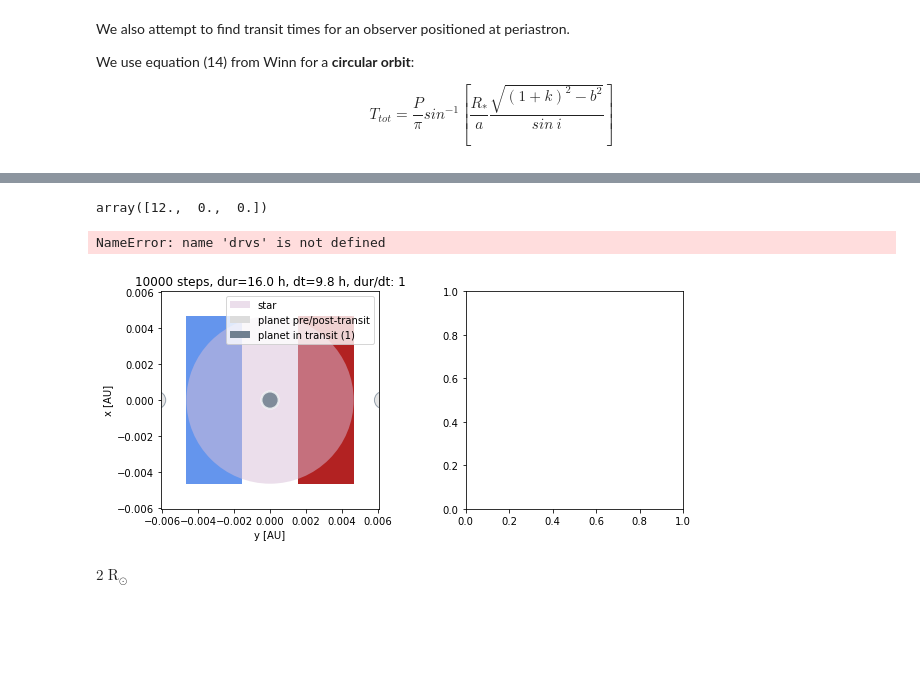
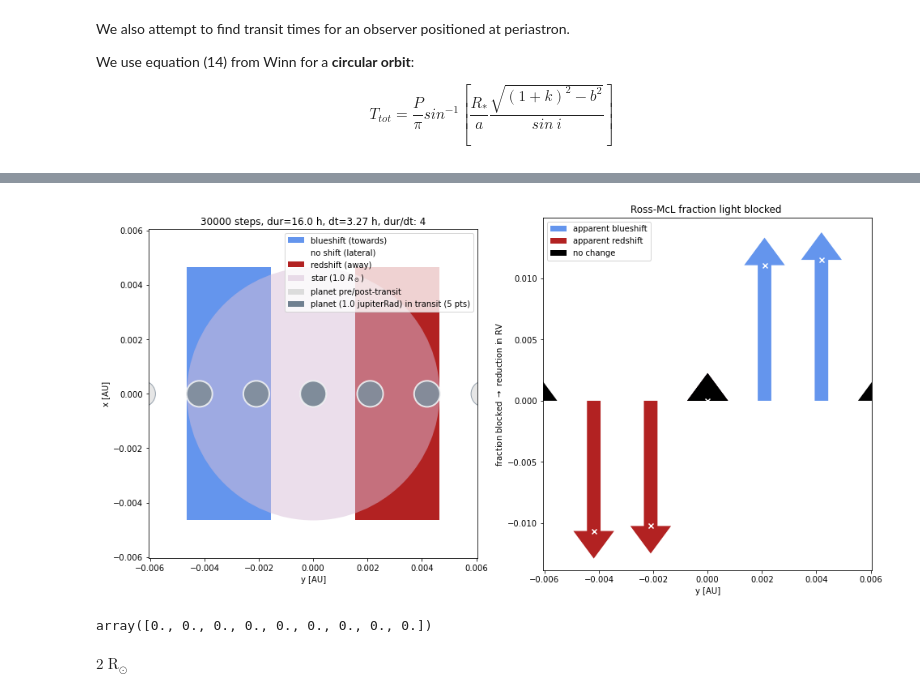
Before and after one commit to namagu/rossiter-mclaughlin-coaddventure, a Jupyter notebook: rv_from_scratch.ipynb, the cells around one changed output, grey strips where cells are left out. Saved outputs shown, nothing was run; the diff lists cells and outputs as text; code cells hidden in the pictures; blank space fills up the shorter version.

Commit message:
added more thinking about how vrot contributs to RV over full orbit

```diff
--- a/rv_from_scratch.ipynb
+++ b/rv_from_scratch.ipynb
@@ -44,7 +44,7 @@ i = np.pi * 0.5  # assume we are observing in-plane, i.e. inclination = 90 deg
 omega = np.pi * 0.5
 theta0 = 0.  # initial longitude
 
-n = 10000  # number of steps
+n = 30000  # number of steps
 
 P = np.sqrt(((4*np.pi**2) / (const.G * mstar)) * a**3 )  # period from kepler's third law
 
@@ -68,7 +68,7 @@ dur_circ = ((P / (np.pi * u.rad)) *
 correction = np.sqrt(1 - e**2) / (1 + e*np.sin(omega)) # correct for e > 0
 dur = dur_circ * correction
 print(f"Transit duration for circular orbit: {dur}")
-print(f"Geometric transit duration: {dur} (correction: {correction})")
+print(f"Geometric transit duration: {dur} (e = {e}, correction: {correction})")
 print(f"Points in transit: {int(np.floor((dur / dt).decompose()))}") # points in transit
 
 # compare to when planet is in y-value of star disk at transit and eclipse
@@ -250,11 +282,5 @@ IndexError: only integers, slices (`:`), ellipsis (`...`), numpy.newaxis (`None`
-# %%
-foo = np.zeros(len(around_transit_y))
-foo[0] = 12
-foo
-# %% [output]
-array([12.,  0.,  0.])
 # %%
-fig = plt.figure(figsize=(10,4))
+fig = plt.figure(figsize=(16,8))
 
 # track R-M on star disk
 ax = fig.add_subplot(121, aspect='equal')
@@ -271,50 +297,85 @@ ax.add_patch(Rectangle((transit_y[0]-rp.to(u.AU).value,-rp.to(u.AU).value),
 """
 # rotating regions of star
 rect_width = 2*rstar.to(u.AU).value / 3
-ax.add_patch(Rectangle((boundaries[0],-right_edge),rect_width, 2*right_edge,
-                       fc='cornflowerblue',zorder=1))
-ax.add_patch(Rectangle((boundaries[1],-right_edge),rect_width, 2*right_edge,
-                       fill=None,ec='white',zorder=1))
-ax.add_patch(Rectangle((boundaries[2],-right_edge),rect_width, 2*right_edge,
-                       fc='firebrick',zorder=1))
+ax.add_patch(Rectangle((x_boundaries[0],-right_edge),rect_width, 2*right_edge,
+                       fc='cornflowerblue',zorder=1,label='blueshift (towards)'))
+ax.add_patch(Rectangle((x_boundaries[1],-right_edge),rect_width, 2*right_edge,
+                       fill=None,ec='white',zorder=1,label='no shift (lateral)'))
+ax.add_patch(Rectangle((x_boundaries[2],-right_edge),rect_width, 2*right_edge,
+                       fc='firebrick',zorder=1,label='redshift (away)'))
 
 # circular star footprint
-ax.add_artist(plt.Circle((0,0),rstar.to(u.AU).value,fc='thistle',alpha=0.5,label='star'))
+ax.add_artist(plt.Circle((0,0),rstar.to(u.AU).value,fc='thistle',alpha=0.5,
+                         label=r'star ({} $R_\odot$)'.format(rstar.value)))
 # for legend reasons only
 _planet = ax.add_artist(plt.Circle((0,0),rp.to(u.AU).value,
                                     fc='gainsboro',label='planet pre/post-transit'))
 planet = ax.add_artist(plt.Circle((0,0),rp.to(u.AU).value,
-                                   fc='slategrey',label=f'planet in transit ({len(transit_y)})'))
+                                   fc='slategrey',
+                                  label=f'planet ({rp}) in transit ({len(transit_y)} pts)'))
 
 
 # add planet positions before/after transit
 for i in np.arange(len(around_transit_y)):
     ax.add_artist(plt.Circle((around_transit_y[i],0),rp.to(u.AU).value,
                               ec='slategrey',fc='gainsboro', alpha=0.7))
 # add planet positions in transit
 for i in np.arange(len(transit_y)):
     ax.add_artist(plt.Circle((transit_y[i],0),rp.to(u.AU).value,
                             ec='white',lw=2, fc='slategrey',alpha=0.8))
 
-
 # formatting
 ax.set_xlabel("y [AU]")
 ax.set_ylabel("x [AU]")
 ax.set_title(f"{n} steps, dur={dur.to(u.hr):.3}, dt={dt.to(u.hr):.3}, dur/dt: {int(np.floor((dur / dt).decompose()))}")
 
 ax.set_xlim(left_edge*1.3,right_edge*1.3)
 ax.set_ylim(left_edge*1.3,right_edge*1.3)
 
 plt.legend(loc='upper right')
 
-ax2 = fig.add_subplot(122, aspect='equal')
-ax2.scatter(drvs)
+##### plot the contribution to RV from Rossiter-McLoughlin
+ax2 = fig.add_subplot(122)
+
+# for legend purposes only
+plt.arrow(0,0,0,0,width=0.0005,facecolor='cornflowerblue', edgecolor='none',
+         label="apparent blueshift")
+plt.arrow(0,0,0,0,width=0.0005,facecolor='firebrick', edgecolor='none',
+         label="apparent redshift")
+plt.arrow(0,0,0,0,width=0.0005,facecolor='black', edgecolor='none',
+         label="no change")
+
+for q in range(len(drvs)):
+    if drvs[q] > 0: # apparent blue-shift
+        plt.arrow(x=around_transit_y[q], y=0, dx=0, dy=drvs[q],
+                  width=0.0005,facecolor='cornflowerblue', edgecolor='none')
+    elif drvs[q] < 0: # apparent red-shift
+        plt.arrow(x=around_transit_y[q], y=0, dx=0, dy=drvs[q],
+                  width=0.0005, facecolor='firebrick', edgecolor='none')
+    else:
+        plt.arrow(x=around_transit_y[q], y=0, dx=0, dy=drvs[q],
+                  width=0.0005,facecolor='black', edgecolor='none')
 
 
+ax2.scatter(around_transit_y,drvs,marker='x',fc='white') # x, y, u, v
+
+# formatting
+ax2.set_xlim(left_edge*1.3,right_edge*1.3)
+ax2.set_ylim((drvs.min()*1.3,drvs.max()*1.3))
+ax2.set_xlabel("y [AU]")
+ax2.set_ylabel(r"fraction blocked $\rightarrow$ reduction in RV")
+ax2.set_title(r"Ross-McL fraction light blocked ")
+plt.legend()
+
+plt.savefig("areaBlockedRatio_up_down_RM.png")
+
 # vrot star ~ 1.6 km/s
 # %% [output]
-NameError: name 'drvs' is not defined
-[figure, old version]
+[figure, new version]
+# %%
+drvs
+# %% [output]
+array([0., 0., 0., 0., 0., 0., 0., 0., 0.])
 # %%
 ((right_edge - left_edge)*u.AU).to(u.R_sun)
 # %% [output]
```
Also changed, not shown: parts of 13 cells of this notebook.
